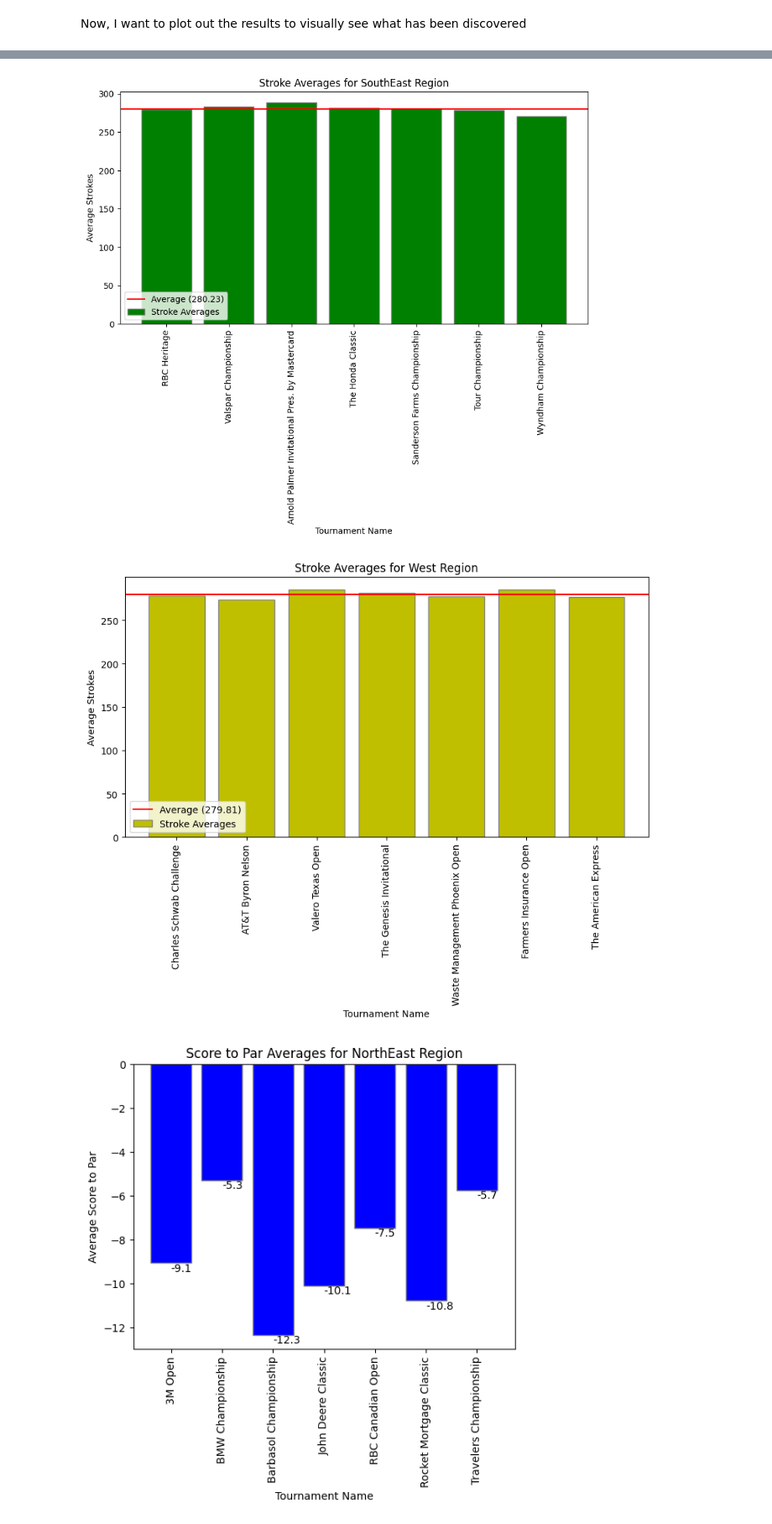
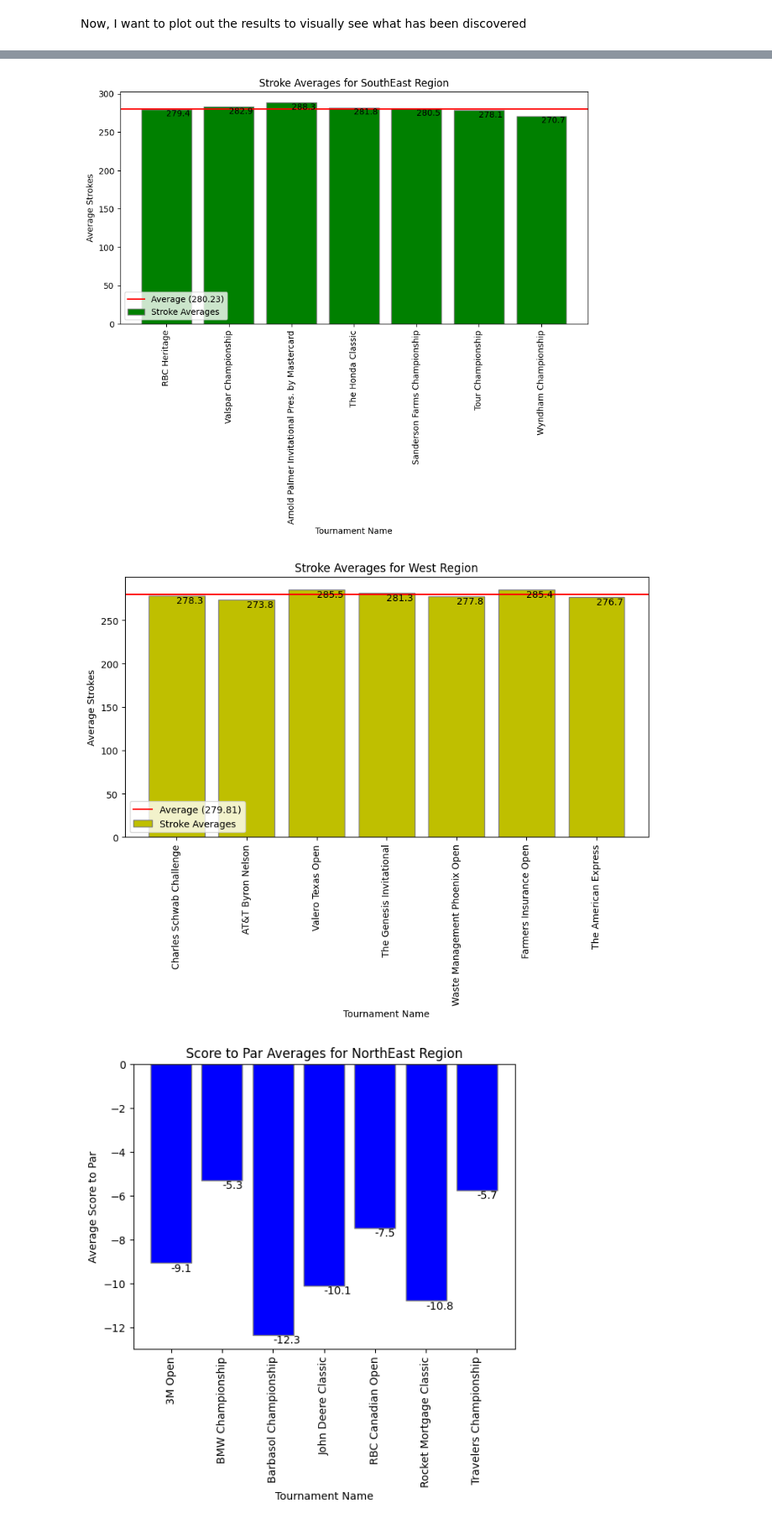
Before and after one commit to tmoney3817/CIS461_Final, a Jupyter notebook: tour_analysis.ipynb, the cells around one changed output, grey strips where cells are left out. Shown at 84% size. Drawn from its saved outputs; the diff is of its cells as text; code cells hidden in the pictures.

```diff
--- a/tour_analysis.ipynb
+++ b/tour_analysis.ipynb
@@ -443,12 +443,15 @@ values = list(strokeAveragesNE.values())
 # Calculate the average
 average = np.mean(values)
 
-# Create the bar graph
-plt.figure(figsize=(10, 5))
-plt.bar(keys, values, color='b', edgecolor='grey', label='Stroke Averages')
+# Plot the bar graph
+fig, ax = plt.subplots(figsize=(10, 5))
+bar = ax.bar(keys, values, color='b', edgecolor='grey', label='Stroke Averages')
 
-# Add the average line
+# Add a horizontal line for the average and the value above each bar
 plt.axhline(y=average, color='r', linestyle='-', label=f'Average ({average:.2f})')
+for bar in bar:
+    yval = bar.get_height()
+    ax.text(bar.get_x() + bar.get_width()/2.0, yval, round(yval, 1), va='top')
 
 # Add labels and title
 plt.xlabel('Tournament Name')
@@ -470,10 +473,13 @@ values = list(strokeAveragesSE.values())
 
 average = np.mean(values)
 
-plt.figure(figsize=(10, 5))
-plt.bar(keys, values, color='g', edgecolor='grey', label='Stroke Averages')
+fig, ax = plt.subplots(figsize=(10, 5))
+bar = ax.bar(keys, values, color='g', edgecolor='grey', label='Stroke Averages')
 
 plt.axhline(y=average, color='r', linestyle='-', label=f'Average ({average:.2f})')
+for bar in bar:
+    yval = bar.get_height()
+    ax.text(bar.get_x() + bar.get_width()/2.0, yval, round(yval, 1), va='top')
 
 plt.xlabel('Tournament Name')
 plt.ylabel('Average Strokes')
@@ -484,29 +490,33 @@ plt.xticks(rotation=90)
 plt.legend()
 plt.show()
 # %% [output]
-[figure, old version]
+[figure, new version]
 # %%
 #West
 keys = list(strokeAveragesWE.keys())
 values = list(strokeAveragesWE.values())
 
+
 average = np.mean(values)
 
-plt.figure(figsize=(10, 5))
-plt.bar(keys, values, color='y', edgecolor='grey', label='Stroke Averages')
+fig, ax = plt.subplots(figsize=(10, 5))
+bar = ax.bar(keys, values, color='y', edgecolor='grey', label='Stroke Averages')
 
 plt.axhline(y=average, color='r', linestyle='-', label=f'Average ({average:.2f})')
+for bar in bar:
+    yval = bar.get_height()
+    ax.text(bar.get_x() + bar.get_width()/2.0, yval, round(yval, 1), va='top')
 
 plt.xlabel('Tournament Name')
 plt.ylabel('Average Strokes')
 plt.title('Stroke Averages for West Region')
 
 plt.xticks(rotation=90)
 
 plt.legend()
 plt.show()
 # %% [output]
-[figure, old version]
+[figure, new version]
 # %%
 #Now, I will plot each region's score to par average in a bar graph
 
```
Also changed, not shown: parts of 10 cells of this notebook.
